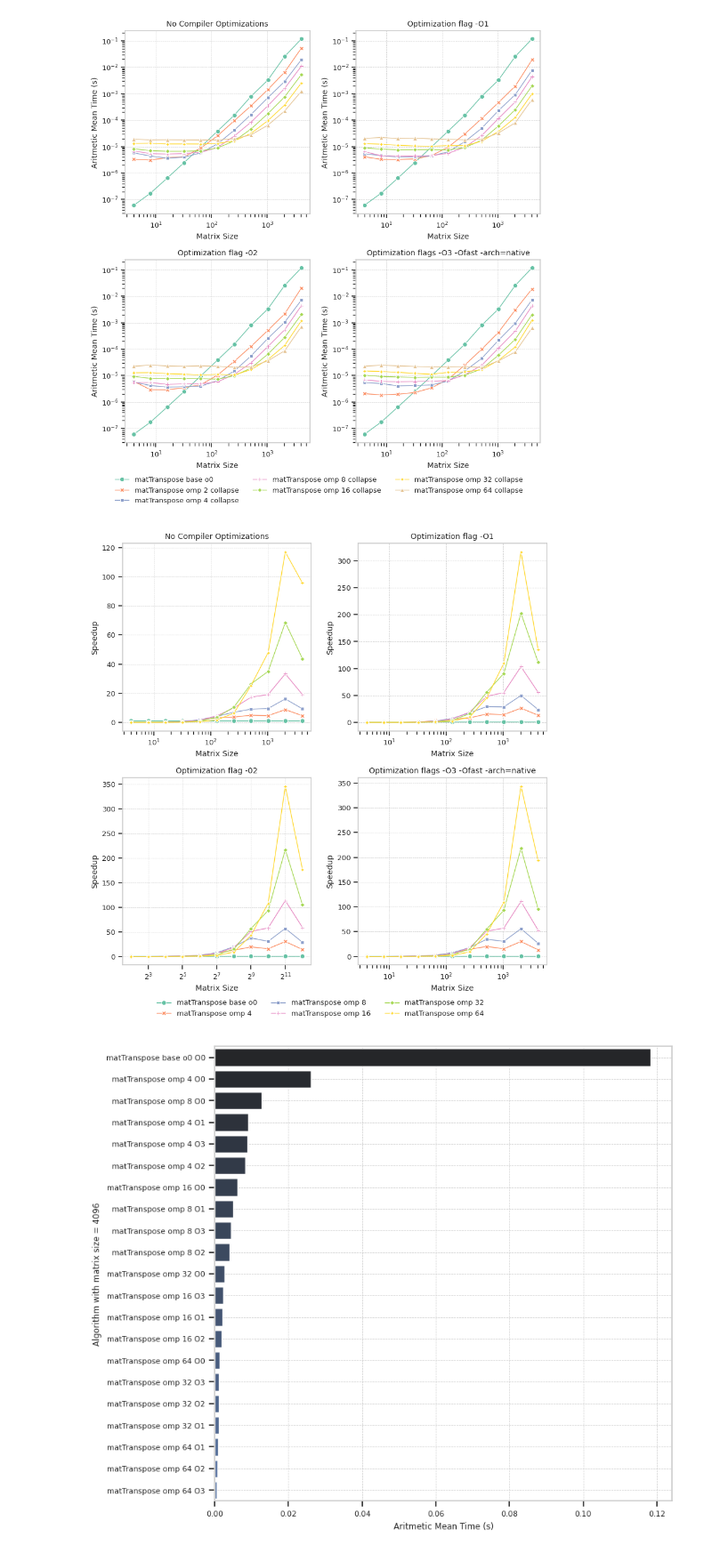
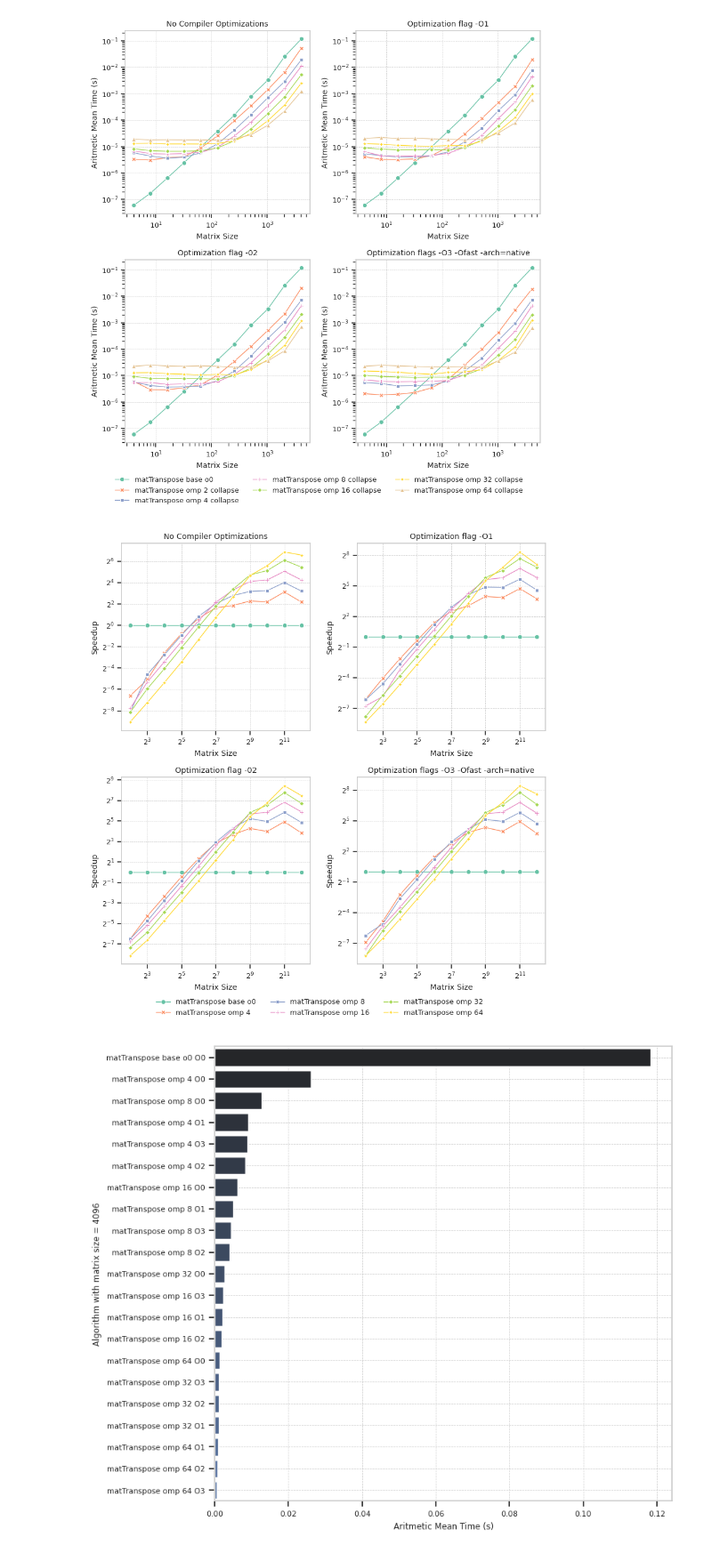
Before and after one commit to San7o/parallel-computing-cpp, a Jupyter notebook: benchmarks/plotting/notebooks-first-deliverable/amalgamated.ipynb, the cells around one changed output. Shown at 89% size. Drawn from its saved outputs; the diff is of its cells as text; code cells hidden in the pictures.

Commit message:
second-assignment: report completed

```diff
--- a/benchmarks/plotting/notebooks-first-deliverable/amalgamated.ipynb
+++ b/benchmarks/plotting/notebooks-first-deliverable/amalgamated.ipynb
@@ -24,9 +24,9 @@ sns.set_theme(style="whitegrid", palette="Set2", font_scale=0.85, rc={
 })
 # sns.set_theme(style="ticks", palette="Set2")
 # Read the data
-raw_data_o0: pd.DataFrame = data.parse_data('../reports/base.txt')
-raw_data_o1: pd.DataFrame = data.parse_data('../reports/opt_o1.txt')
-raw_data_o2: pd.DataFrame = data.parse_data('../reports/opt_o2.txt')
-raw_data_o3: pd.DataFrame = data.parse_data('../reports/opt_o3.txt')
+raw_data_o0: pd.DataFrame = data.parse_data('../reports_omp/base.txt')
+raw_data_o1: pd.DataFrame = data.parse_data('../reports_omp/opt_o1.txt')
+raw_data_o2: pd.DataFrame = data.parse_data('../reports_omp/opt_o2.txt')
+raw_data_o3: pd.DataFrame = data.parse_data('../reports_omp/opt_o3.txt')
 checkSymm = raw_data_o0.loc[raw_data_o0.name.isin(['matTranspose base'])].copy()
 checkSymm.name = 'matTranspose base o0'
@@ -461,7 +459,8 @@ lp1 = sns.lineplot(
 )
 
 # axes[0][0].set_yscale('log')
-axes[0][0].set_xscale('log')
+axes[0][0].set_xscale('log', base=2)
+axes[0][0].set_yscale('log', base=2)
 axes[0][0].set_title('No Compiler Optimizations')
 axes[0][0].set_xlabel('Matrix Size')
 axes[0][0].set_ylabel('Speedup')
@@ -474,7 +473,9 @@ lp2 = sns.lineplot(
     linewidth = 1
 )
 # axes[0][1].set_yscale('log')
-axes[0][1].set_xscale('log')
+axes[0][1].set_xscale('log', base=2)
+axes[0][1].set_yscale('log', base=2)
+
 axes[0][1].set_title('Optimization flag -O1')
 axes[0][1].set_xlabel('Matrix Size')
 axes[0][1].set_ylabel('Speedup')
@@ -486,35 +487,37 @@ lp3 = sns.lineplot(
     markers=True, dashes=False, ax=axes[1][0], legend=False,
     linewidth = 1
 )
 # axes[1][0].set_yscale('log')
 axes[1][0].set_xscale('log', base=2)
+axes[1][0].set_yscale('log', base=2)
 axes[1][0].set_title('Optimization flag -02')
 axes[1][0].set_xlabel('Matrix Size')
 axes[1][0].set_ylabel('Speedup')
 axes[1,0].grid(which='major', linestyle='--', linewidth=0.5)
 
 lp3 = sns.lineplot(
     data=pd.concat([checkSymm, checkSymm_omp_o3]),
     x="space", y="speedup", hue="name", style="name",
     markers=True, dashes=False, ax=axes[1][1], legend=False,
     linewidth = 1
 )
 # axes[1][1].set_yscale('log')
-axes[1][1].set_xscale('log')
+axes[1][1].set_xscale('log', base=2)
+axes[1][1].set_yscale('log', base=2)
 axes[1][1].set_title('Optimization flags -O3 -Ofast -arch=native')
 axes[1][1].set_xlabel('Matrix Size')
 axes[1][1].set_ylabel('Speedup')
 axes[1,1].grid(which='major', linestyle='--', linewidth=0.5)
 
 sns.move_legend(
     lp1, "upper center",
     bbox_to_anchor=(1.05, -1.4), ncol=3, title="", frameon=False,
 )
 fig.subplots_adjust(hspace=0.25, wspace=0.25)
 plt.show
 fig.savefig("../images/transpose_explicit_speedup.svg", format='svg')
 # %% [output]
-[figure, old version]
+[figure, new version]
 # %%
 sns.set_theme(style="whitegrid", palette="Set2", font_scale=0.7, rc={
     'xtick.bottom': True,
```
Also changed, not shown: parts of 3 cells of this notebook, 7 other files.
